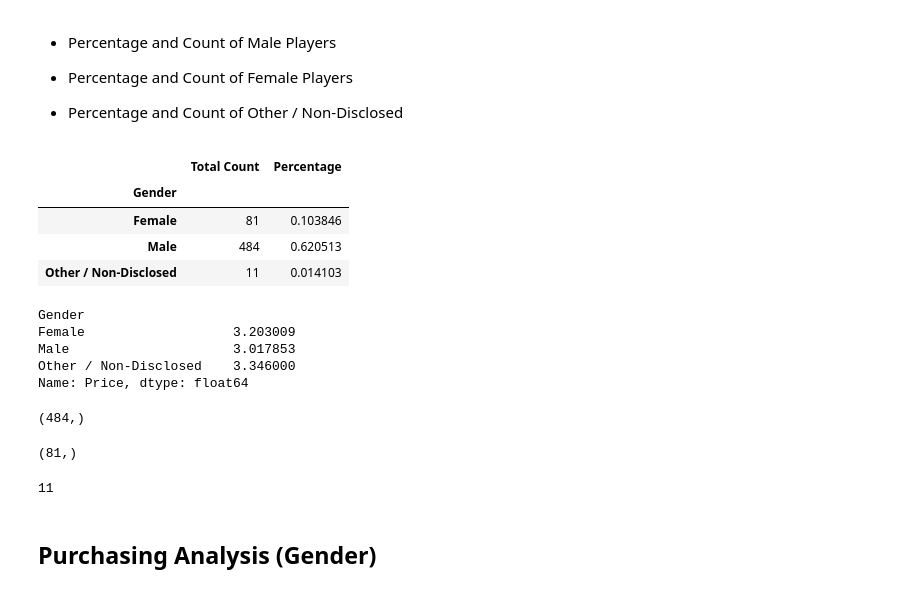
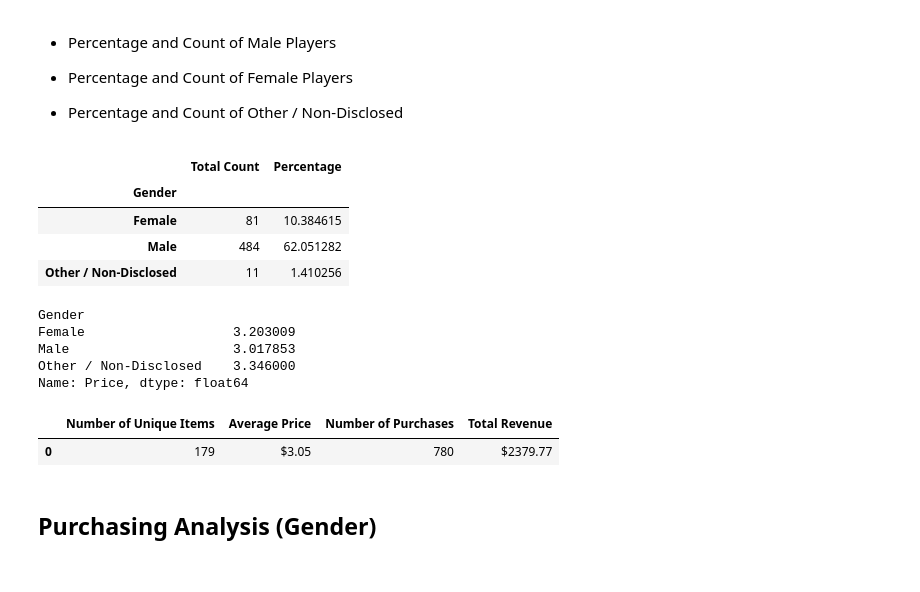
Before and after one commit to pasco27/pandas_homework, a Jupyter notebook: HerosOfPymoli/HeroesOfPymoli_starter.ipynb, the cells around one changed output. Cells and saved outputs as stored; diff of their text form; code cells hidden in the pictures.

```diff
--- a/HerosOfPymoli/HeroesOfPymoli_starter.ipynb
+++ b/HerosOfPymoli/HeroesOfPymoli_starter.ipynb
@@ -191,18 +196,20 @@ summary_purchased_items
 # %%
 # check for other/non-disclosed genders first
 all_genders = purchase_data.groupby(['Gender'])['SN'].nunique()
 all_genders_tot = purchase_data.groupby(['Gender'])['SN'].nunique()
 all_genders_pct = all_genders_tot/purchase_data['SN'].count()
 
-gender_summary = pd.DataFrame({'Total Count':all_genders_tot,"Percentage":all_genders_pct})
+gender_summary = pd.DataFrame({'Total Count':all_genders_tot,"Percentage":all_genders_pct*100})
 # If we filter the gender column for each male/female/non-discloded for unique screen names, we can get an average from the total of unique screen names
 gender_summary
+
+## this is not quite right yet, it's not pulling the FULL average but over uniques.
 # %% [output]
 |  | Total Count | Percentage |
 | Gender |  |  |
-| Female | 81 | 0.103846 |
-| Male | 484 | 0.620513 |
-| Other / Non-Disclosed | 11 | 0.014103 |
+| Female | 81 | 10.384615 |
+| Male | 484 | 62.051282 |
+| Other / Non-Disclosed | 11 | 1.410256 |
 # %%
 # we do have other/non-disclosed
 # going to make a new data frame that is just the total list of players and their gender
@@ -229,22 +238,3 @@ Female                   3.203009
 Male                     3.017853
 Other / Non-Disclosed    3.346000
 Name: Price, dtype: float64
-# %%
-# Now that I have a dataframe narrowed to the SN and Genders, I need to split out duplicates somehow
-male_count = demograph[demograph["Gender"] == "Male"]
-male_count_list = male_count["SN"].unique()
-male_count_list.shape
-# %% [output]
-(484,)
-# %%
-female_count = demograph[demograph["Gender"] == "Female"]
-female_count_list = female_count["SN"].unique()
-female_count_list.shape
-# %% [output]
-(81,)
-# %%
-# we know we have 576 unique SN's
-other_count = 576 - 484 - 81
-other_count
-# %% [output]
-11
@@ -267,3 +243,19 @@ other_avg = (11/576)*100
+# %%
+unique_items = purchase_data["Item Name"].nunique()
+average_price = purchase_data["Price"].mean()
+average_price
+no_purchases = purchase_data["Purchase ID"].count()
+total_revenue = purchase_data["Price"].sum()
+summary_table_df = pd.DataFrame({
+    "Number of Unique Items": [unique_items],
+    "Average Price": [f"${round(average_price,2)}"],
+    "Number of Purchases": [no_purchases],
+    "Total Revenue": [f"${round(total_revenue,2)}"]
+    })
+summary_table_df.head()
+# %% [output]
+|  | Number of Unique Items | Average Price | Number of Purchases | Total Revenue |
+| 0 | 179 | $3.05 | 780 | $2379.77 |
 # %% [markdown]
 
 ## Purchasing Analysis (Gender)
```
Also changed, not shown: parts of 11 cells of this notebook.
